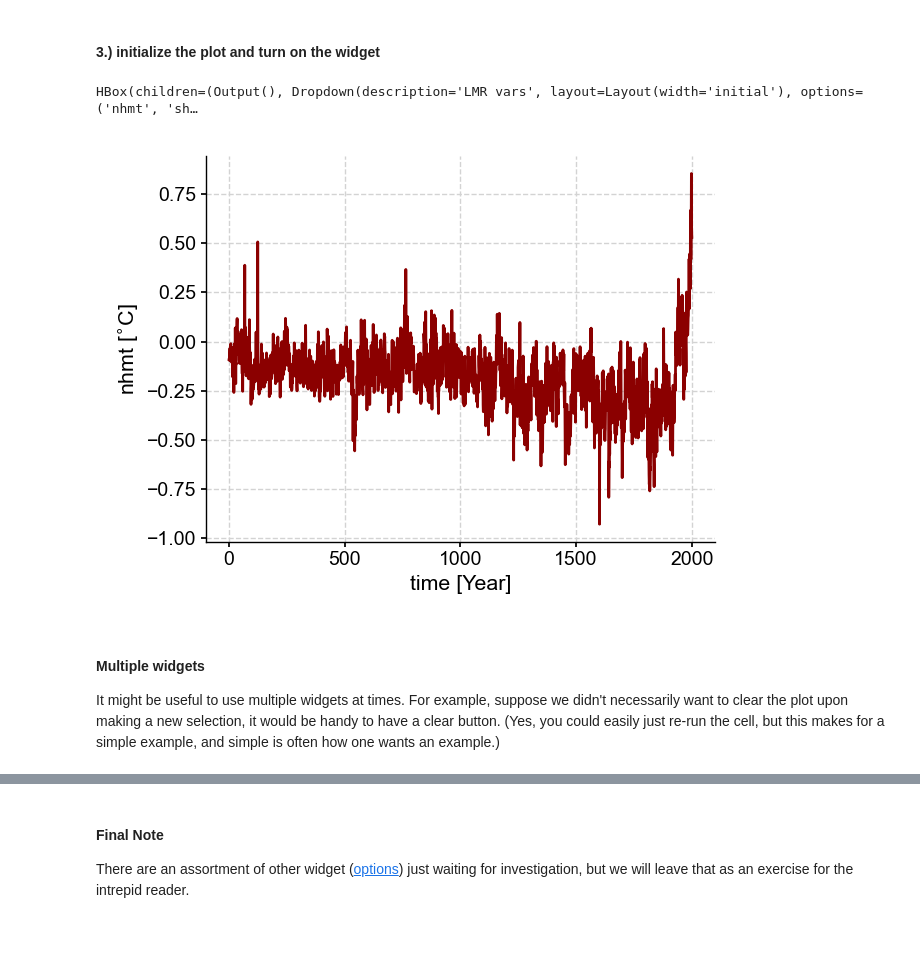
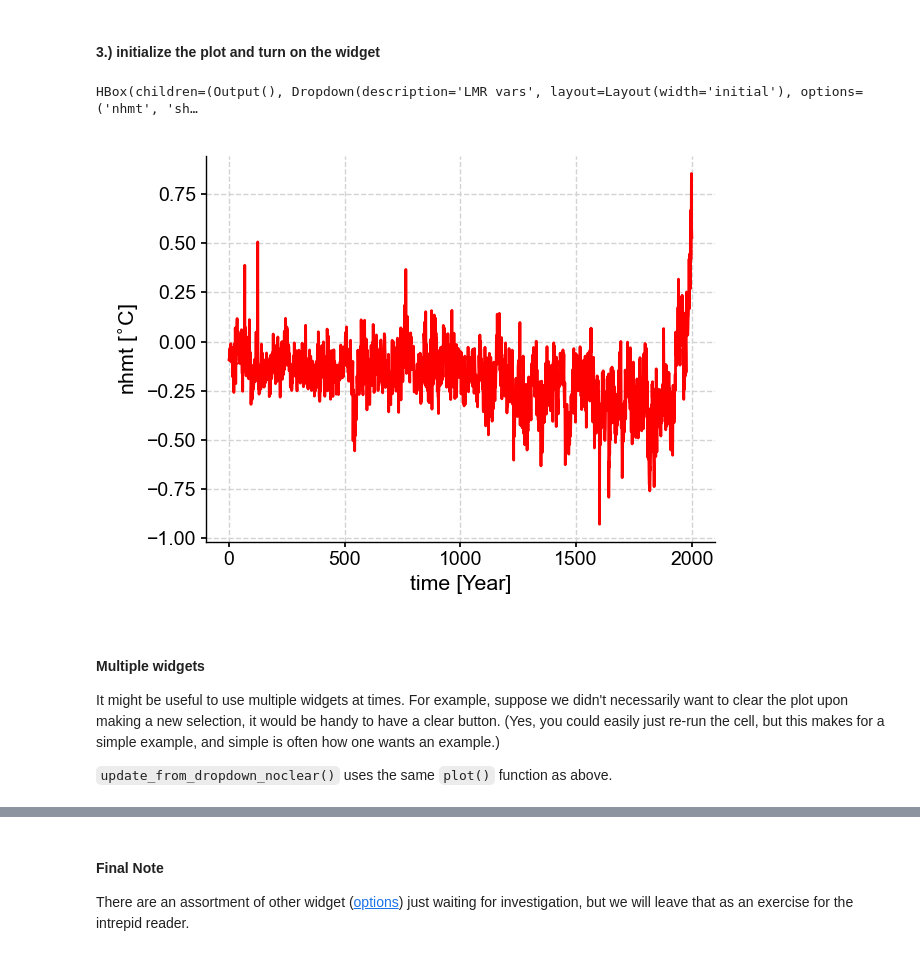
Before and after one commit to jordanplanders/PaleoBooks_dev, a Jupyter notebook: notebooks/primer_widgets.ipynb, the cells around one changed output, grey strips where cells are left out. Cells and saved outputs as stored; diff of their text form; code cells hidden in the pictures.

```diff
--- a/notebooks/primer_widgets.ipynb
+++ b/notebooks/primer_widgets.ipynb
@@ -54,7 +59,7 @@ df.index = df.index.year
 df.index.name = 'year'
 # %%
 ts_d = {}
-colors = ['cherryred', 'steelblue', 'coolgreen']
+colors = ['red', 'steelblue', 'green']
 for ip, var in enumerate(vars_subset):
     ts_d[var] = {'series':pyleo.Series(df.index, df[var], time_unit='Year',
                              clean_ts=False, value_name=var,
@@ -74,17 +79,11 @@ plt.tight_layout()
 # %% [markdown]
 #### 1.) a function to act on the data
 Let's wrap the instructions about making this plot in a function that takes an input we will control with a widget.
-# %%
-# Function to plot data
-def plot(var):
-    ts_d[var]['series'].plot(ax=ax0, color=ts_d[var]['color'], legend=False)
-    # plt.tight_layout()
-    # return ax
-
-    # ax.plot(df.index, df[var], label=var)
-    # configure new fig formatting
-    # ax.set(**{'ylabel':var, 'xlabel':df.index.name})
-    plt.tight_layout()
+# %%
+# Function to plot data
+def plot(var, ax):
+    ts_d[var]['series'].plot(ax=ax, color=ts_d[var]['color'], legend=False)
+    plt.tight_layout()
 # %% [markdown]
 Now we'll make a function that clears the previous content of the plot and then runs our plotting function. If we don't do this, the figure will accumulate lines for every selection.
 # %%
@@ -100,8 +99,7 @@ def update_dropdown(val):
         var = val.new
 
     # plot new selection
-    plot(var)
-    # ax0.legend().remove()
+    plot(var, ax0)
     fig.canvas.draw_idle()
 # %% [markdown]
 #### 2.) a widget
@@ -120,24 +118,26 @@ output = widgets.Output()
 # %% [markdown]
 #### 3.) initialize the plot and turn on the widget
 # %%
-%matplotlib widget
+%matplotlib ipympl
 plt.close('all')
 
 # Create a figure
 fig, ax0 = plt.subplots(1,1)
 
 # Plot initial content
 init_var = 'nhmt'
-plot(init_var)
+plot(init_var, ax0)
 # ax0.legend().remove()
 
 # Start widget "observing"
 dropdown.observe(update_dropdown, 'value')
 # render dropdown widget
 widgets.HBox([output,dropdown])
 # %% [output]
 HBox(children=(Output(), Dropdown(description='LMR vars', layout=Layout(width='initial'), options=('nhmt', 'sh…
-[figure, old version]
+[figure, new version]
 # %% [markdown]
 #### Multiple widgets
 It might be useful to use multiple widgets at times. For example, suppose we didn't necessarily want to clear the plot upon making a new selection, it would be handy to have a clear button. (Yes, you could easily just re-run the cell, but this makes for a simple example, and simple is often how one wants an example.)
+
+`update_from_dropdown_noclear()` uses the same `plot()` function as above.
```
Also changed, not shown: parts of 8 cells of this notebook.
